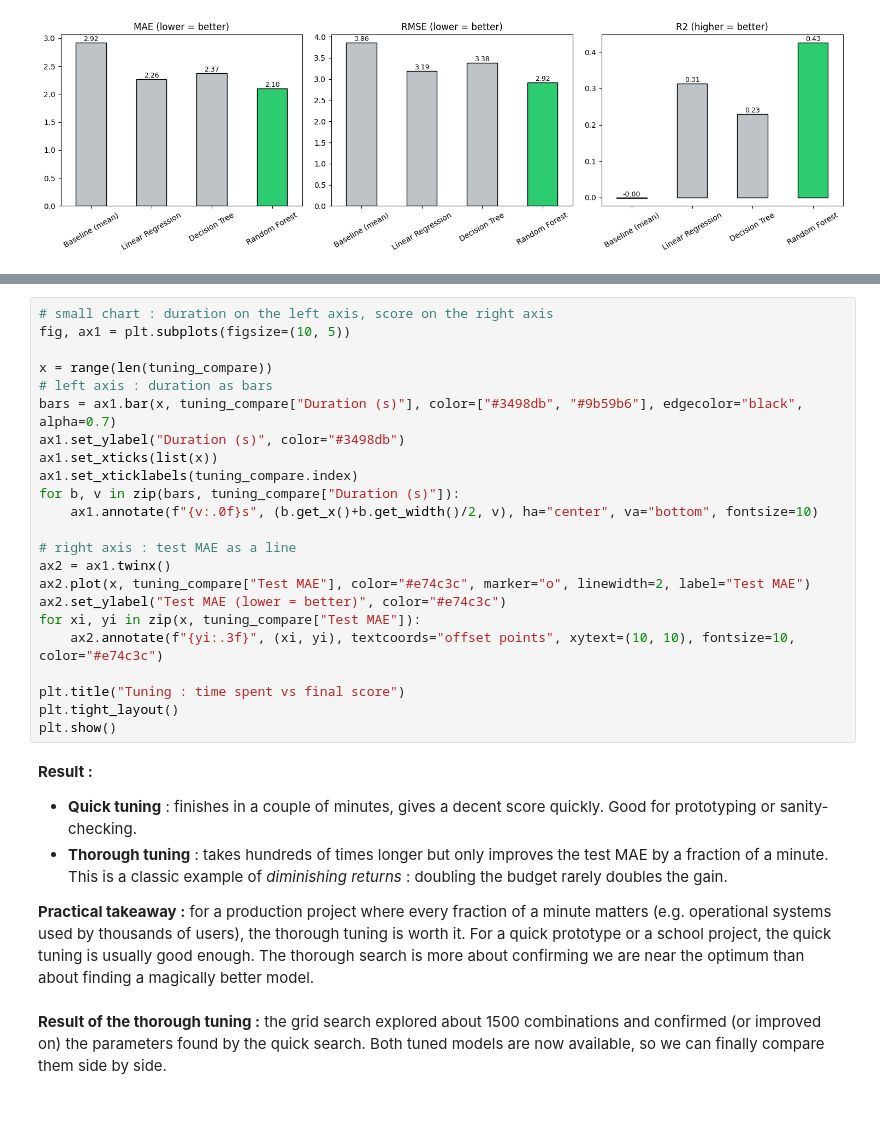
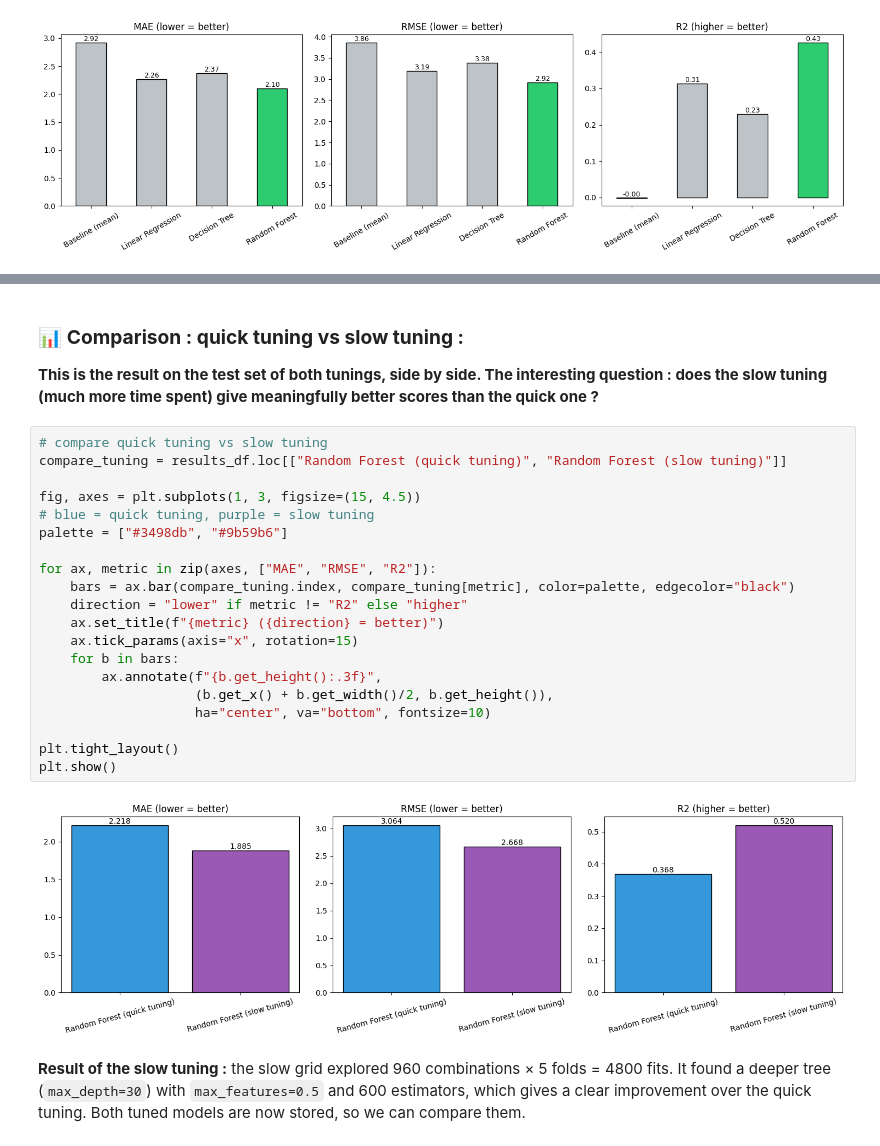
Before and after one commit to comeChaslerie/Tardis, a Jupyter notebook: tardis_model.ipynb, the cells around one changed output, grey strips where cells are left out. Drawn from its saved outputs; the diff is of its cells as text; blank space fills up the shorter version.

Commit message:
<modify> (tardis_model) : refacto the notebook to have better comments and more pertinant exemples

```diff
--- a/tardis_model.ipynb
+++ b/tardis_model.ipynb
@@ -653,35 +739,31 @@ tuning_compare
-# %%
-# small chart : duration on the left axis, score on the right axis
-fig, ax1 = plt.subplots(figsize=(10, 5))
-
-x = range(len(tuning_compare))
-# left axis : duration as bars
-bars = ax1.bar(x, tuning_compare["Duration (s)"], color=["#3498db", "#9b59b6"], edgecolor="black", alpha=0.7)
-ax1.set_ylabel("Duration (s)", color="#3498db")
-ax1.set_xticks(list(x))
-ax1.set_xticklabels(tuning_compare.index)
-for b, v in zip(bars, tuning_compare["Duration (s)"]):
-    ax1.annotate(f"{v:.0f}s", (b.get_x()+b.get_width()/2, v), ha="center", va="bottom", fontsize=10)
-
-# right axis : test MAE as a line
-ax2 = ax1.twinx()
-ax2.plot(x, tuning_compare["Test MAE"], color="#e74c3c", marker="o", linewidth=2, label="Test MAE")
-ax2.set_ylabel("Test MAE (lower = better)", color="#e74c3c")
-for xi, yi in zip(x, tuning_compare["Test MAE"]):
-    ax2.annotate(f"{yi:.3f}", (xi, yi), textcoords="offset points", xytext=(10, 10), fontsize=10, color="#e74c3c")
-
-plt.title("Tuning : time spent vs final score")
-plt.tight_layout()
-plt.show()
-# %% [markdown]
-**Result :**
-
-* **Quick tuning** : finishes in a couple of minutes, gives a decent score quickly. Good for prototyping or sanity-checking.
-* **Thorough tuning** : takes hundreds of times longer but only improves the test MAE by a fraction of a minute. This is a classic example of *diminishing returns* : doubling the budget rarely doubles the gain.
-
-**Practical takeaway :** for a production project where every fraction of a minute matters (e.g. operational systems used by thousands of users), the thorough tuning is worth it. For a quick prototype or a school project, the quick tuning is usually good enough. The thorough search is more about confirming we are near the optimum than about finding a magically better model.
+# %% [markdown]
+### 📊 **Comparison : quick tuning vs slow tuning :**
+
+**This is the result on the test set of both tunings, side by side. The interesting question : does the slow tuning (much more time spent) give meaningfully better scores than the quick one ?**
+# %%
+# compare quick tuning vs slow tuning
+compare_tuning = results_df.loc[["Random Forest (quick tuning)", "Random Forest (slow tuning)"]]
+
+fig, axes = plt.subplots(1, 3, figsize=(15, 4.5))
+# blue = quick tuning, purple = slow tuning
+palette = ["#3498db", "#9b59b6"]
+
+for ax, metric in zip(axes, ["MAE", "RMSE", "R2"]):
+    bars = ax.bar(compare_tuning.index, compare_tuning[metric], color=palette, edgecolor="black")
+    direction = "lower" if metric != "R2" else "higher"
+    ax.set_title(f"{metric} ({direction} = better)")
+    ax.tick_params(axis="x", rotation=15)
+    for b in bars:
+        ax.annotate(f"{b.get_height():.3f}",
+                    (b.get_x() + b.get_width()/2, b.get_height()),
+                    ha="center", va="bottom", fontsize=10)
+
+plt.tight_layout()
+plt.show()
+# %% [output]
+[figure, added]
 # %% [markdown]
-**Result of the thorough tuning :** the grid search explored about 1500 combinations and confirmed (or improved on) the parameters found by the quick search. Both tuned models are now available, so we can finally compare them side by side.
+**Result of the slow tuning :** the slow grid explored 960 combinations × 5 folds = 4800 fits. It found a deeper tree (`max_depth=30`) with `max_features=0.5` and 600 estimators, which gives a clear improvement over the quick tuning. Both tuned models are now stored, so we can compare them.
 # %% [markdown]
 ## 🆚 **Step 11 : Before vs after tuning :**
 
```
Also changed, not shown: parts of 37 cells of this notebook, 2 other files.
